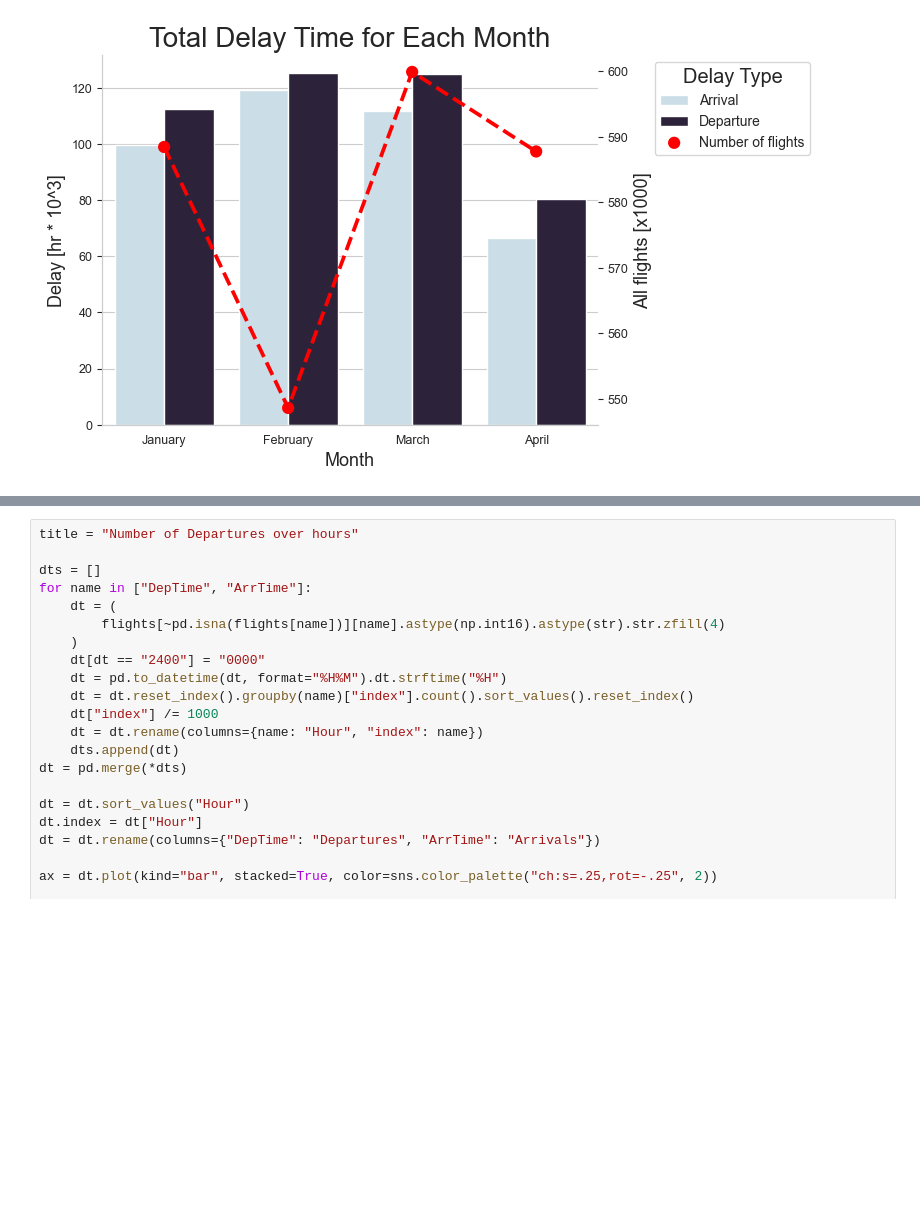
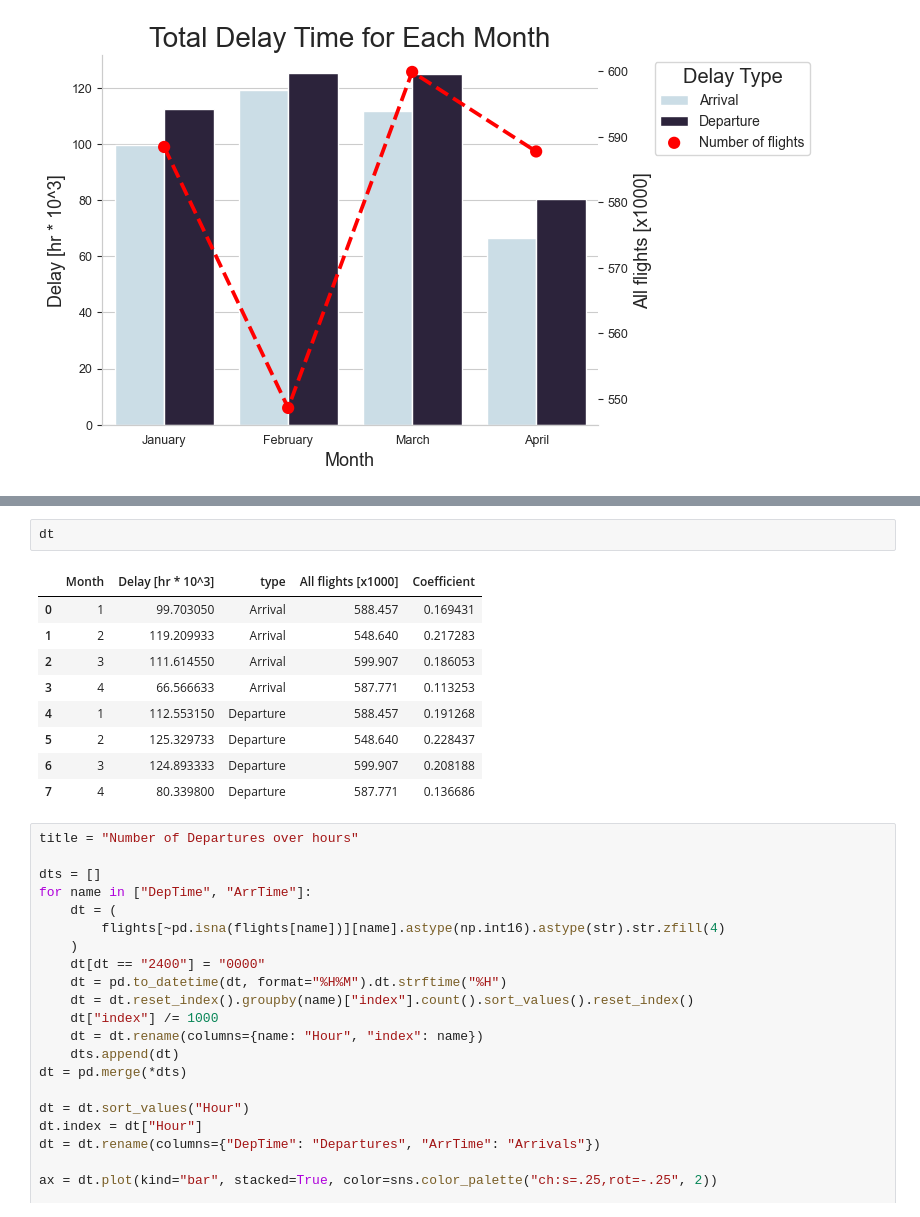
Before and after one commit to Pawlo77/Airline-Perfomrmance-Data-Analysis, a Jupyter notebook: src/eda_Pawel.ipynb, the cells around one changed output, grey strips where cells are left out. Cells and saved outputs as stored; diff of their text form; blank space fills up the shorter version.

```diff
--- a/src/eda_Pawel.ipynb
+++ b/src/eda_Pawel.ipynb
@@ -414,3 +427,15 @@ plt.show()
+# %%
+dt
+# %% [output]
+|  | Month | Delay [hr * 10^3] | type | All flights [x1000] | Coefficient |
+| 0 | 1 | 99.703050 | Arrival | 588.457 | 0.169431 |
+| 1 | 2 | 119.209933 | Arrival | 548.640 | 0.217283 |
+| 2 | 3 | 111.614550 | Arrival | 599.907 | 0.186053 |
+| 3 | 4 | 66.566633 | Arrival | 587.771 | 0.113253 |
+| 4 | 1 | 112.553150 | Departure | 588.457 | 0.191268 |
+| 5 | 2 | 125.329733 | Departure | 548.640 | 0.228437 |
+| 6 | 3 | 124.893333 | Departure | 599.907 | 0.208188 |
+| 7 | 4 | 80.339800 | Departure | 587.771 | 0.136686 |
 # %%
 title = "Number of Departures over hours"
 
```
Also changed, not shown: parts of 7 cells of this notebook, 35 other files.
